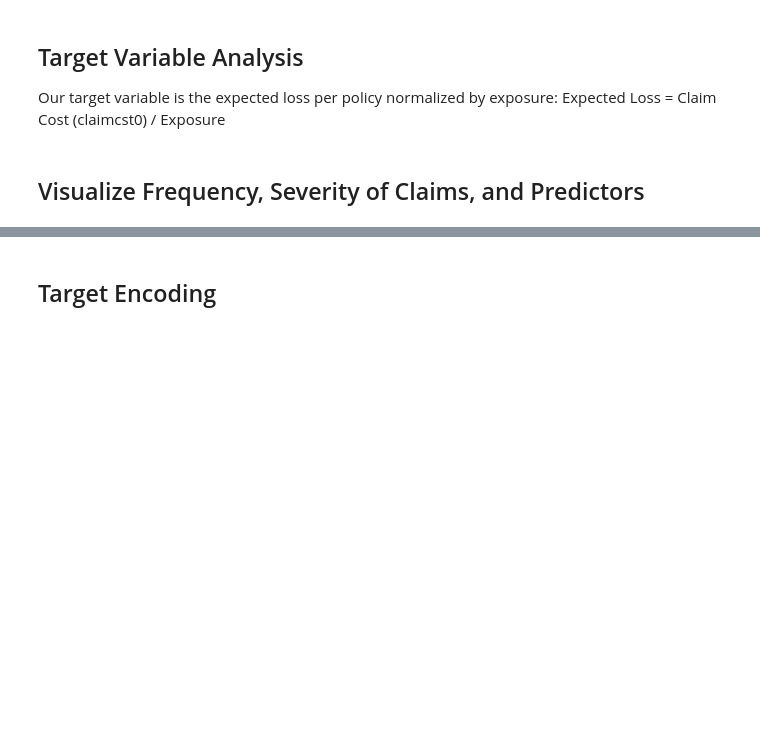
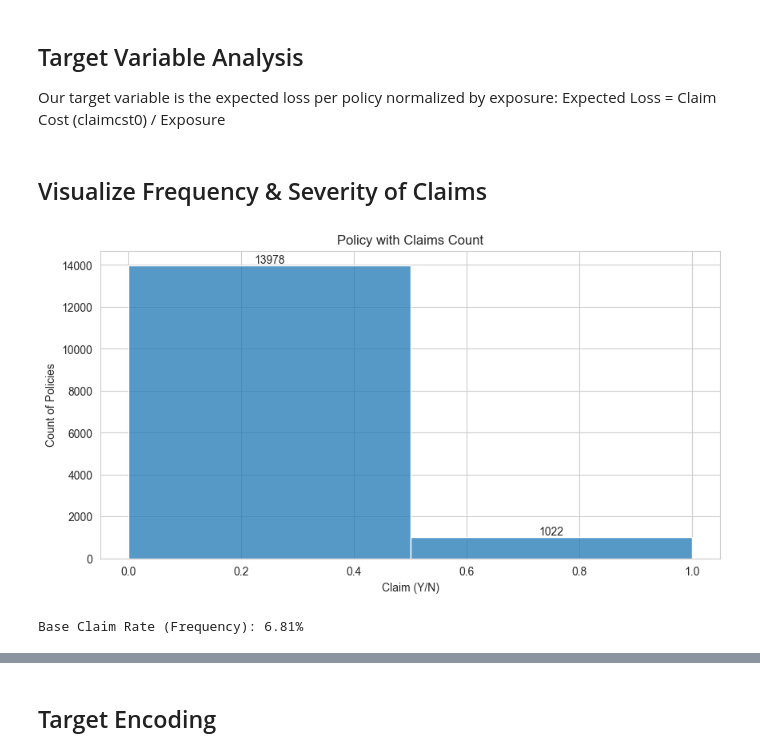
Before and after one commit to adervesh03/Hawkeye-Datathon-2025, a Jupyter notebook: backend/data_exploration.ipynb, the cells around one changed output, grey strips where cells are left out. Drawn from its saved outputs; the diff is of its cells as text; code cells hidden in the pictures; blank space fills up the shorter version.

Commit message:
Still working on feature visualizations

```diff
--- a/backend/data_exploration.ipynb
+++ b/backend/data_exploration.ipynb
@@ -10,11 +14,36 @@ import rich
+# %%
+# plot defaults
+sns.set_style("whitegrid")
+plt.rcParams['figure.figsize'] = (10, 6)
 # %% [markdown]
 ## Target Variable Analysis
 
 Our target variable is the expected loss per policy normalized by exposure: Expected Loss = Claim Cost (claimcst0) / Exposure
 # %%
-model_data = pd.read_csv('../project/model_data.csv')
-inference_data = pd.read_csv('../project/inference_data.csv')
+model_data = pd.read_csv('../backend/model_data.csv')
+inference_data = pd.read_csv('../backend/inference_data.csv')
 # %%
 model_data['expected_loss'] = model_data['claimcst0'] / model_data['exposure']
 # %% [markdown]
-## Visualize Frequency, Severity of Claims, and Predictors
+## Visualize Frequency & Severity of Claims
+# %%
+# Histogram of claim cost
+plt.figure(figsize=(10, 6))
+ax = sns.histplot(model_data['clm'], bins=2, kde=False)
+for p in ax.patches:
+    height = p.get_height()
+    if height > 0: # Only annotate non-empty bins
+        ax.text(p.get_x() + p.get_width() / 2.,
+            height + 0.1, # Adjust vertical position
+            f'{int(height)}', # Format the count as an integer
+            ha='center', va='bottom', fontsize=10)
+plt.title('Policy with Claims Count')
+plt.xlabel('Claim (Y/N)')
+plt.ylabel('Count of Policies')
+plt.show()
+
+claim_rate = model_data['clm'].mean()
+print(f"Base Claim Rate (Frequency): {claim_rate:.2%}")
+# %% [output]
+[figure, added]
+Base Claim Rate (Frequency): 6.81%
```
Also changed, not shown: parts of 5 cells of this notebook.
